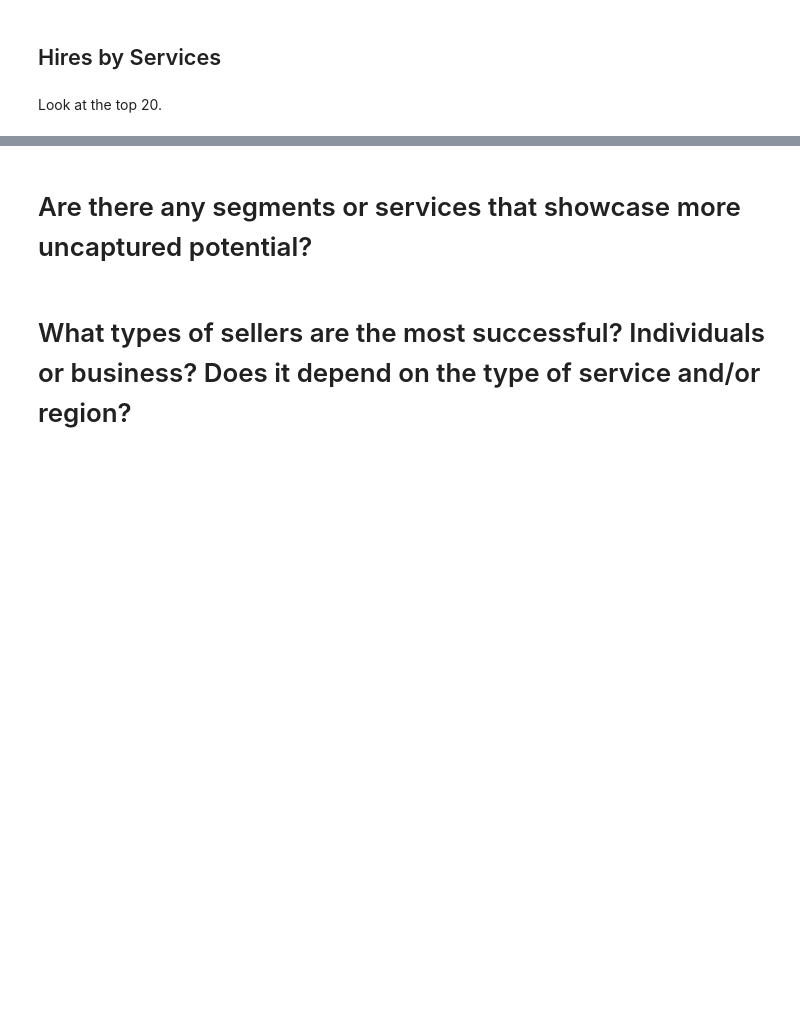
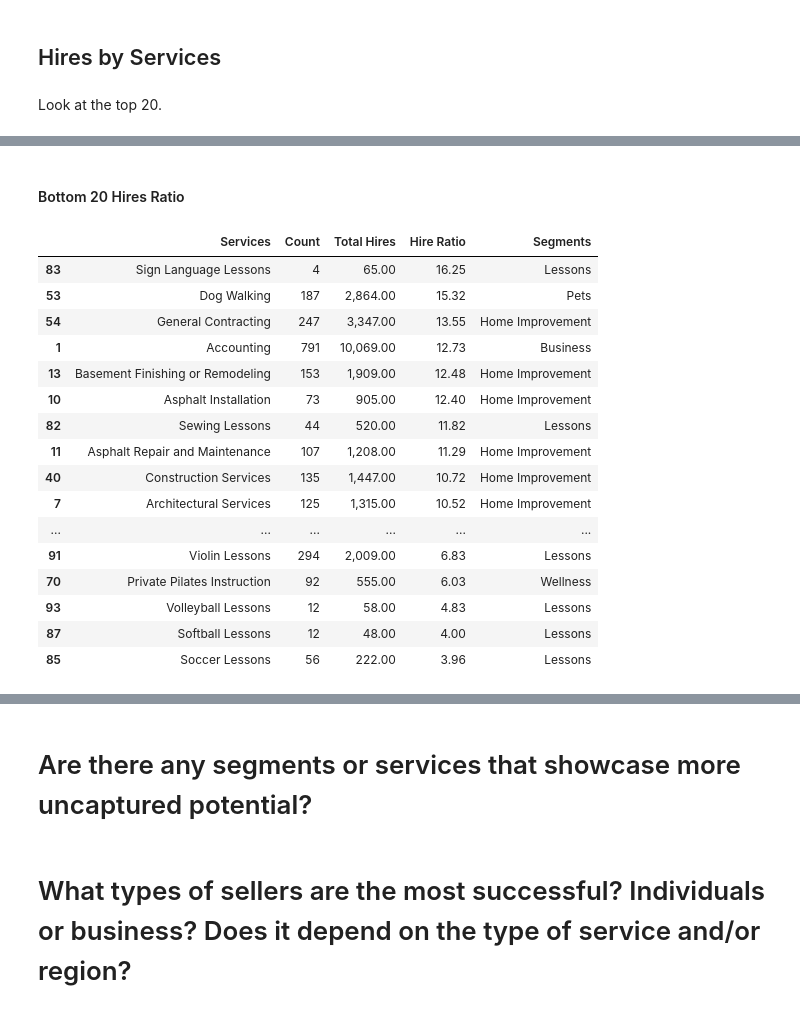
Before and after one commit to ameeruljunaidi/ScrapeThumbtack, a Jupyter notebook: analysis/data_exploration.ipynb, the cells around one changed output, grey strips where cells are left out. Cells and saved outputs as stored; diff of their text form; code cells hidden in the pictures; blank space fills up the shorter version.

```diff
--- a/analysis/data_exploration.ipynb
+++ b/analysis/data_exploration.ipynb
@@ -325,0 +352,22 @@ dfCountMergeServices.sort_values(by="Hire Ratio", ascending=False)[:19]
+# %% [markdown]
+#### Bottom 20 Hires Ratio
+# %%
+dfCountMergeServices.sort_values(by="Hire Ratio", ascending=False)[-19:]
+# %% [output]
+|  | Services | Count | Total Hires | Hire Ratio | Segments |
+| 83 | Sign Language Lessons | 4 | 65.00 | 16.25 | Lessons |
+| 53 | Dog Walking | 187 | 2,864.00 | 15.32 | Pets |
+| 54 | General Contracting | 247 | 3,347.00 | 13.55 | Home Improvement |
+| 1 | Accounting | 791 | 10,069.00 | 12.73 | Business |
+| 13 | Basement Finishing or Remodeling | 153 | 1,909.00 | 12.48 | Home Improvement |
+| 10 | Asphalt Installation | 73 | 905.00 | 12.40 | Home Improvement |
+| 82 | Sewing Lessons | 44 | 520.00 | 11.82 | Lessons |
+| 11 | Asphalt Repair and Maintenance | 107 | 1,208.00 | 11.29 | Home Improvement |
+| 40 | Construction Services | 135 | 1,447.00 | 10.72 | Home Improvement |
+| 7 | Architectural Services | 125 | 1,315.00 | 10.52 | Home Improvement |
+| ... | ... | ... | ... | ... | ... |
+| 91 | Violin Lessons | 294 | 2,009.00 | 6.83 | Lessons |
+| 70 | Private Pilates Instruction | 92 | 555.00 | 6.03 | Wellness |
+| 93 | Volleyball Lessons | 12 | 58.00 | 4.83 | Lessons |
+| 87 | Softball Lessons | 12 | 48.00 | 4.00 | Lessons |
+| 85 | Soccer Lessons | 56 | 222.00 | 3.96 | Lessons |
```
Also changed, not shown: parts of 29 cells of this notebook.
